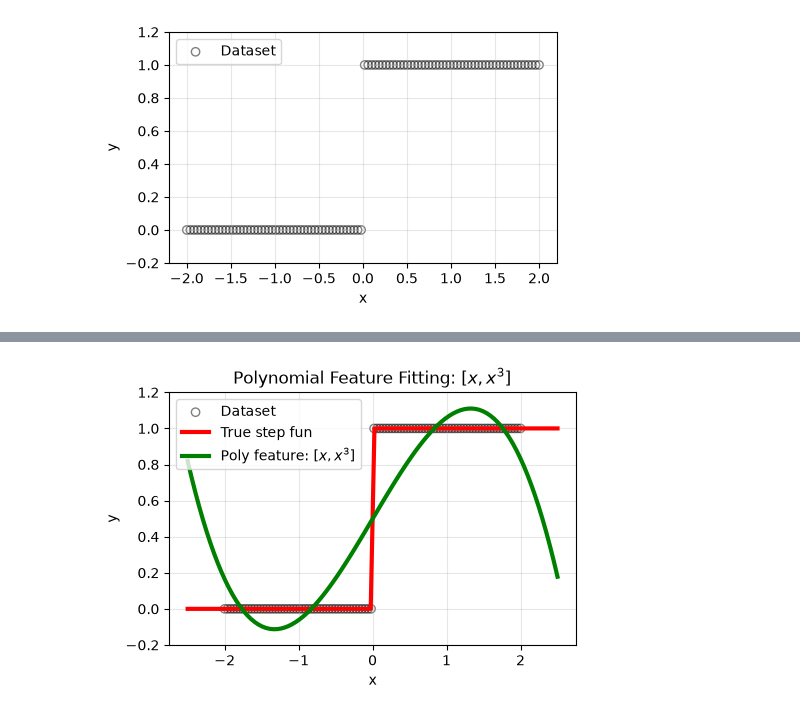
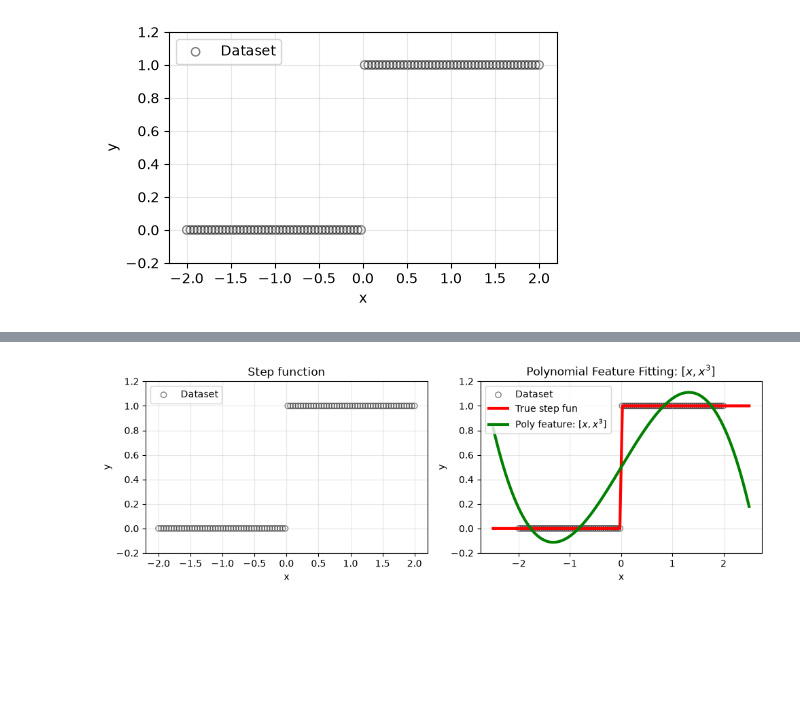
Before and after one commit to becre2021/mlmeetde-101, a Jupyter notebook: practice_lec2_nonlinearfunc-stepfunc.ipynb, the cells around one changed output, grey strips where cells are left out. Drawn from its saved outputs; the diff is of its cells as text; code cells hidden in the pictures; blank space fills up the shorter version.

```diff
--- a/practice_lec2_nonlinearfunc-stepfunc.ipynb
+++ b/practice_lec2_nonlinearfunc-stepfunc.ipynb
@@ -105,12 +99,36 @@ Step 1000: Loss = 0.0351
 # ============================================================
 # 5. Visualization: dataset + polynomial feature fitting
 # ============================================================
-fig, axes = plt.subplots(1, 1, figsize=(5, 3.5))
+fig, axes = plt.subplots(1, 2, figsize=(10, 3.5))
+
+
 
 # ------------------------------------------------------------
-# 1) Polynomial feature fitting
+# 1) dataset generation
 # ------------------------------------------------------------
-ax = axes
+ax = axes[0]
+
+ax.scatter(
+    x.numpy(),
+    y.numpy(),
+    color="black",
+    alpha=0.5,
+    label="Dataset",
+    facecolors="none",   # empty inside
+)
+
+ax.set_title("Step function")
+ax.set_xlabel("x")
+ax.set_ylabel("y")
+ax.set_ylim(-0.2, 1.2)
+ax.grid(True, alpha=0.3)
+ax.legend(fontsize=10,loc='upper left')
+
+
+# ------------------------------------------------------------
+# 2) Polynomial feature fitting
+# ------------------------------------------------------------
+ax = axes[1]
 
 ax.scatter(
     x.numpy(),
@@ -122,31 +140,31 @@ ax.scatter(
 )
 
 ax.plot(
     x_plot.numpy(),
     y_true_plot.numpy(),
     color="red",
     linewidth=3,
     label="True step fun",
 )
 
 ax.plot(
     x_plot.numpy(),
     y_feature_plot.numpy(),
     color="green",
     linewidth=3,
     label=r"Poly feature: $[x, x^3]$",
 )
 
 ax.set_title(r"Polynomial Feature Fitting: $[x, x^3]$")
 ax.set_xlabel("x")
 ax.set_ylabel("y")
 ax.set_ylim(-0.2, 1.2)
 ax.grid(True, alpha=0.3)
 ax.legend(fontsize=10)
 
 
 plt.tight_layout()
 fig.savefig("reg2-poly-feature.png", dpi=300, bbox_inches="tight")
 plt.show()
 # %% [output]
-[figure, old version]
+[figure, new version]
```
Also changed, not shown: parts of 1 cell of this notebook, 1 other file.
